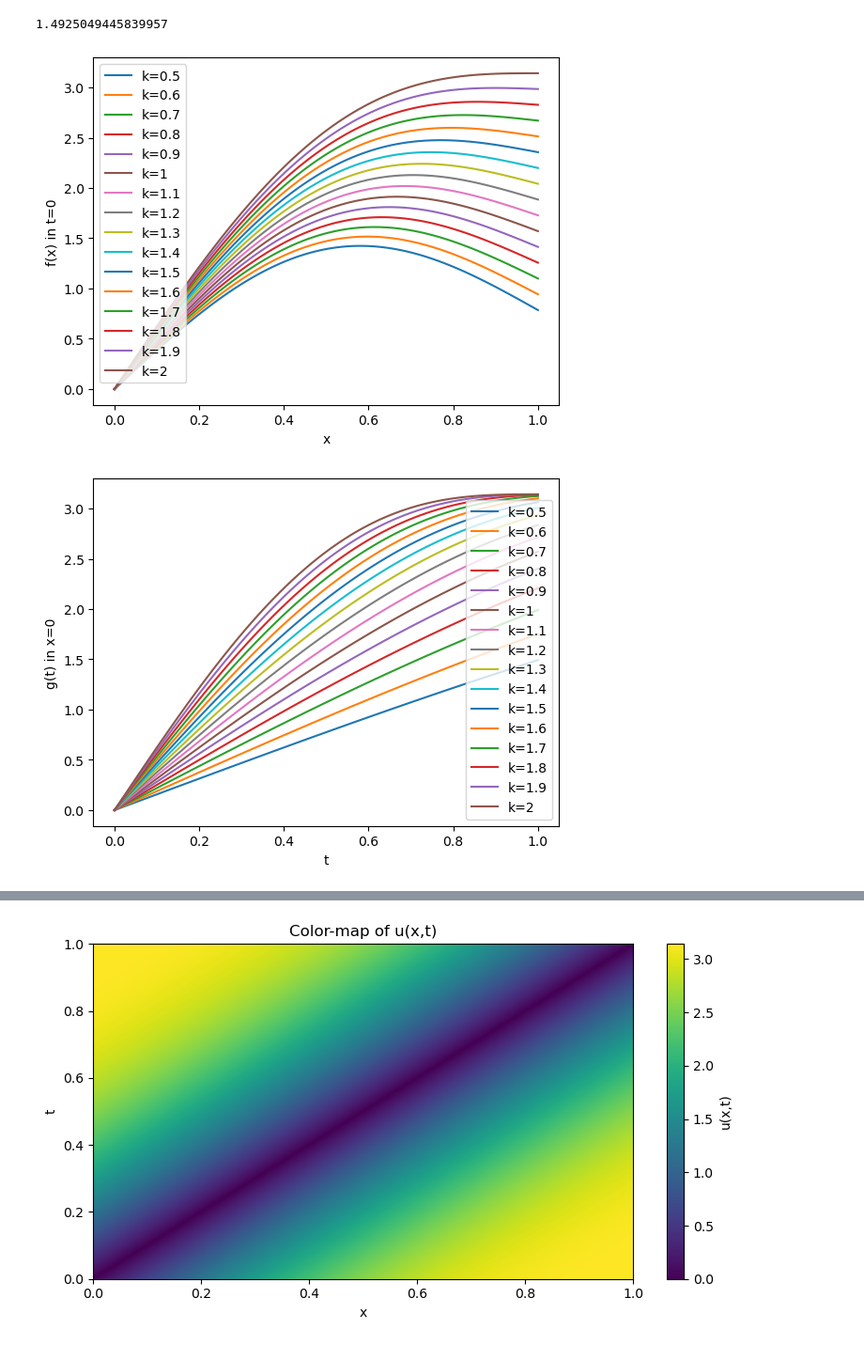
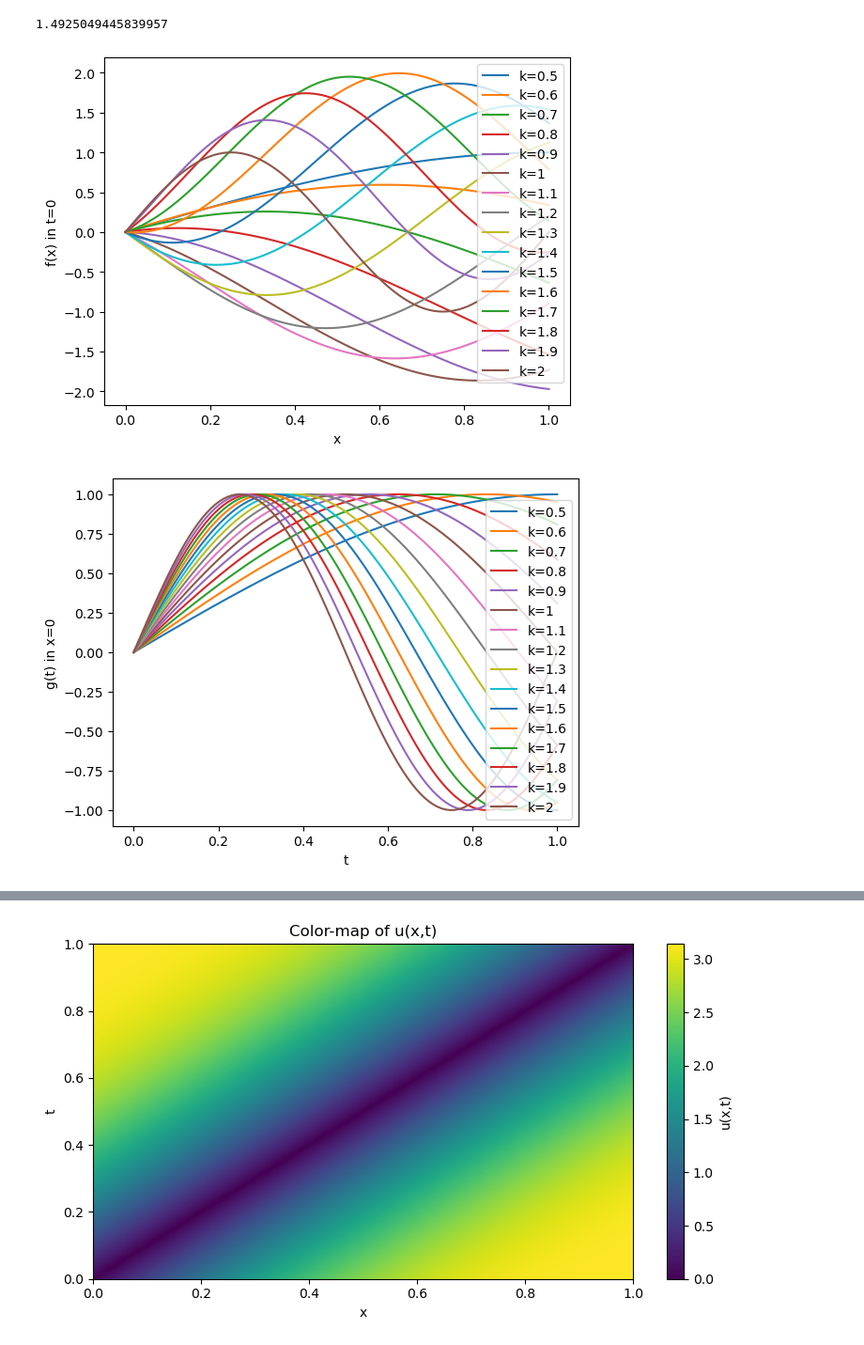
Before and after one commit to olcruzgonzalez/linear_advection_1D1d, a Jupyter notebook: generate_dataset/inspection.ipynb, the cells around one changed output, grey strips where cells are left out. Shown at 94% size. Drawn from its saved outputs; the diff is of its cells as text; code cells hidden in the pictures.

```diff
--- a/generate_dataset/inspection.ipynb
+++ b/generate_dataset/inspection.ipynb
@@ -20,34 +20,60 @@ print(np.sin(k*np.pi/2*(t - x/c)) + k*np.pi/2*(t - x/c))
 # %% [output]
 1.4925049445839957
 # %%
-def f_ic(x,k):
-    return np.sin(np.pi * x) + k*np.pi/2*x
+def calculate_phi(k: float) -> float:
+  """
+  Converts a k parameter within the range [0.5, 2] to a phi parameter
+  in the range [0, 2π] through a linear correspondence.
+
+  Args:
+    k: A float between 0.5 and 2.0.
+
+  Returns:
+    The corresponding phi value as a float between 0 and 2π.
+
+  Raises:
+    ValueError: If the input k is outside the specified range [0.5, 2].
+  """
+  if not (0.5 <= k <= 2):
+    raise ValueError("Input k must be within the range [0.5, 2].")
+
+  # Normalize k from [0.5, 2] to [0, 1]
+  normalized_k = (k - 0.5) / (2 - 0.5)
+
+  # Scale the normalized value to the [0, 2π] range
+  phi = normalized_k * 2 * np.pi
+
+  return phi
+
+def f_ic(x,k,phi):
+    return np.sin(k*np.pi * x + phi) - np.sin(phi)# from initial condition line
 
 def g_bc(t, k):
-    return np.sin(k*np.pi/2 * t) + k*np.pi/2*t  # from inflow boundary condition
+    return np.sin(k*np.pi * t)  # from inflow boundary condition
 
-def u_close_form(x, t, c, k):
+def u_close_form(x, t, c, k, phi):
     return np.where(x >= c*t,
-                    f_ic(x - c*t,k),   # from initial condition line
+                    f_ic(x - c*t,k, phi),   # from initial condition line
                     g_bc(t - x/c,k))  # from inflow boundary condition
 # %%
 # IC
 k_list = [0.5,0.6,0.7,0.8,0.9,1,1.1,1.2,1.3,1.4,1.5,1.6,1.7,1.8,1.9,2]
 k = np.array(k_list)[None, :]
 t = 0 # position of the boundary
 c = 1
 x = np.linspace(0,1,100)[:,None]
-f =  f_ic(x - c*t, k)
 fig,ax = plt.subplots()
-for idx,i in enumerate(k_list):
-    # ax.plot(x,f,label=f'k={i}')
-    ax.plot(x,f[:,idx],label=f'k={i}')
+for idx,k_i in enumerate(k_list):
+    phi_i = calculate_phi(k_i)
+    f =  f_ic(x - c*t, k_i, phi_i)
+    ax.plot(x,f,label=f'k={k_i}')
+    # ax.plot(x,f[:,idx],label=f'k={k_i}')
 ax.set_xlabel('x')
 ax.set_ylabel('f(x) in t=0')
 ax.legend()
 plt.show()
 # %% [output]
-[figure, old version]
+[figure, new version]
 # %%
 # BC
 k_list = [0.5,0.6,0.7,0.8,0.9,1,1.1,1.2,1.3,1.4,1.5,1.6,1.7,1.8,1.9,2]
@@ -65,7 +91,7 @@ ax.legend()
 plt.show()
 # - 2*np.cos(k*np.pi/2*(t - x/c))
 # %% [output]
-[figure, old version]
+[figure, new version]
 # %%
 # Closed form solution
 k_list = [0.5,0.6,0.7,0.8,0.9,1,1.1,1.2,1.3,1.4,1.5,1.6,1.7,1.8,1.9,2]
```
Also changed, not shown: parts of 1 cell of this notebook, 2 other files.
